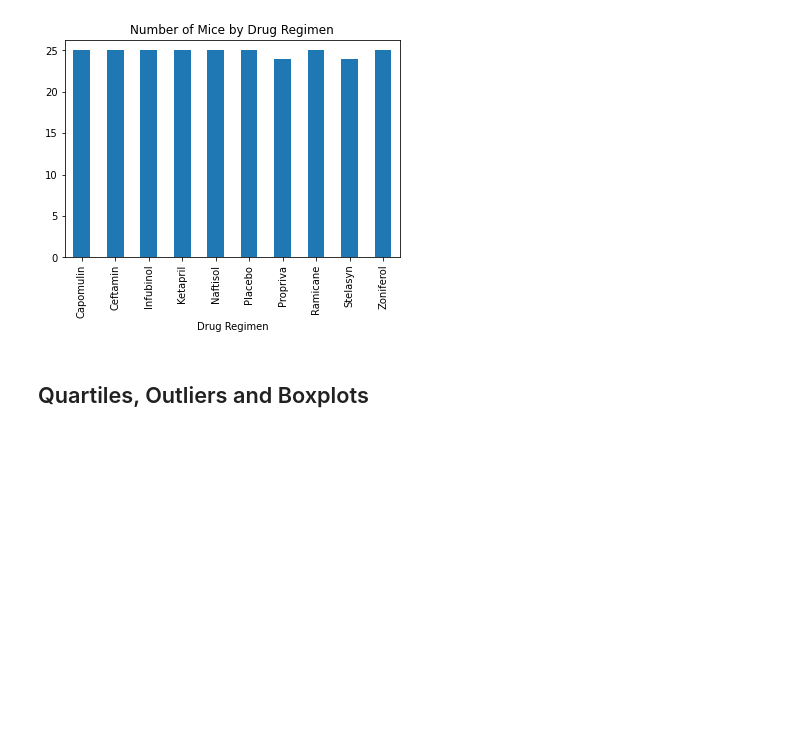
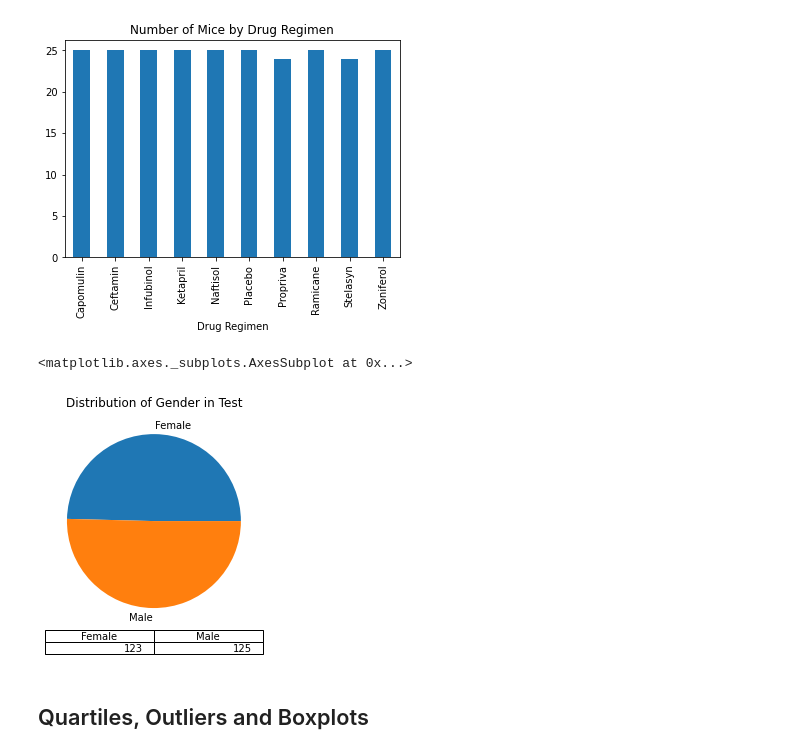
Before and after one commit to JoeKell/PharmaceuticalDataPlots, a Jupyter notebook: Pymaceuticals/pymaceuticals_final.ipynb, the cells around one changed output. Saved outputs shown, nothing was run; the diff lists cells and outputs as text; code cells hidden in the pictures; blank space fills up the shorter version.

Commit message:
Pandas Pie Plot complete.:

```diff
--- a/Pymaceuticals/pymaceuticals_final.ipynb
+++ b/Pymaceuticals/pymaceuticals_final.ipynb
@@ -142,6 +142,10 @@ mouse_metadata_clean.groupby(["Drug Regimen"])["Mouse ID"].count().reset_index(n
 # Generate a bar plot showing the total number of unique mice tested on each drug regimen using pyplot.
 # %%
 # Generate a pie plot showing the distribution of female versus male mice using pandas
+mouse_metadata_clean.groupby(["Sex"])["Mouse ID"].count().plot.pie(title="Distribution of Gender in Test",label="",table=True)
+# %% [output]
+<matplotlib.axes._subplots.AxesSubplot at 0x...>
+[figure, added]
 # %%
 # Generate a pie plot showing the distribution of female versus male mice using pyplot
 # %% [markdown]
```
